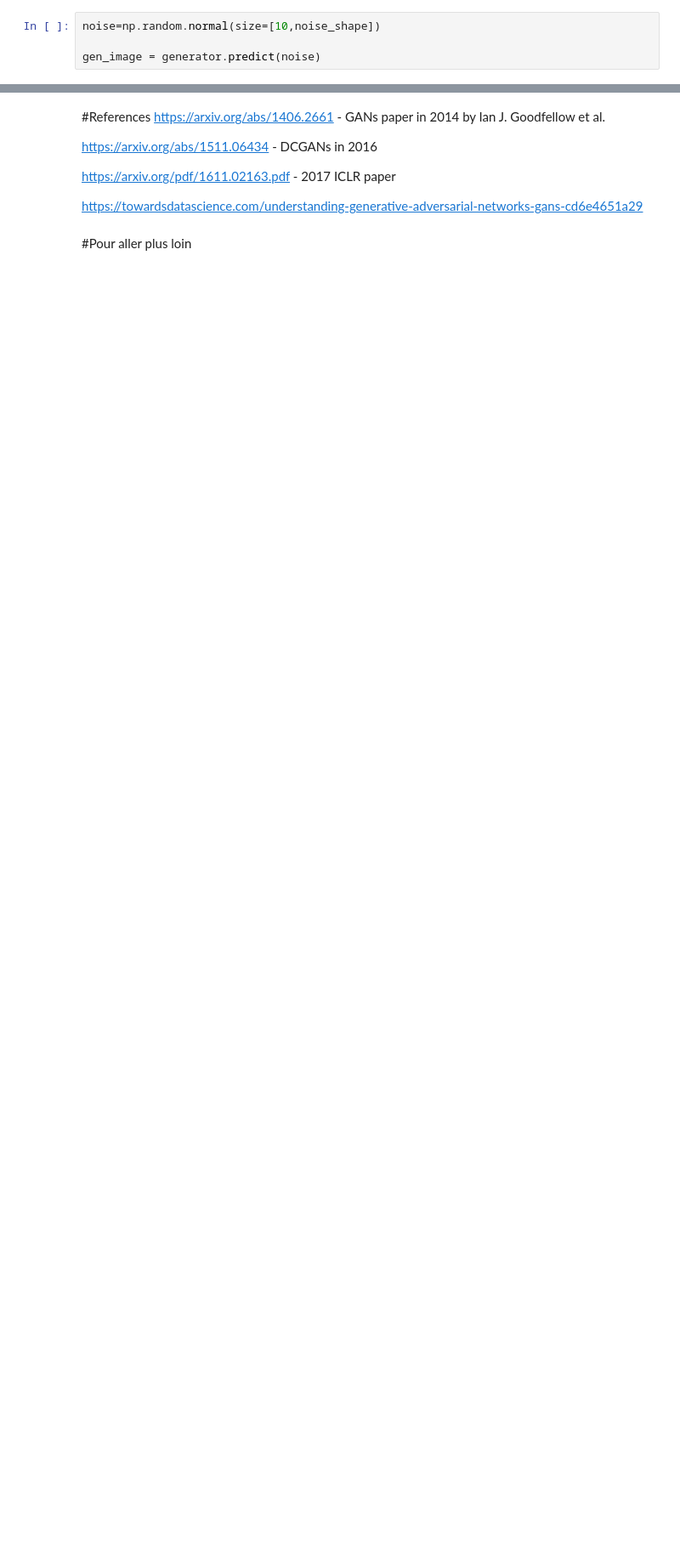
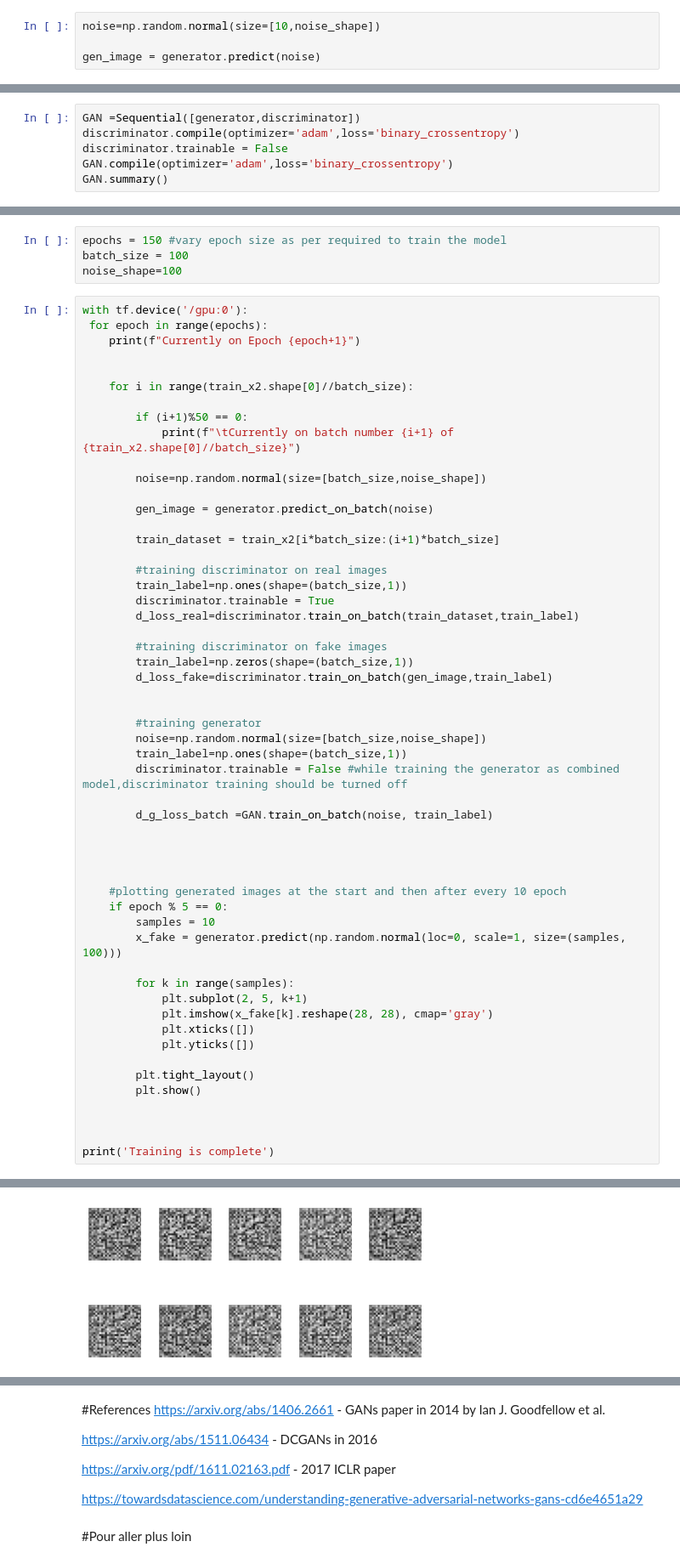
Before and after one commit to JosephGesnouin/Unsup_gener_nets, a Jupyter notebook: TP_modeles_génératifs.ipynb, the cells around one changed output, grey strips where cells are left out. Shown at 85% size. Drawn from its saved outputs; the diff is of its cells as text; blank space fills up the shorter version.

```diff
--- a/TP_modeles_génératifs.ipynb
+++ b/TP_modeles_génératifs.ipynb
@@ -973,0 +1039,6 @@ for i in range(2):
+# %%
+GAN =Sequential([generator,discriminator])
+discriminator.compile(optimizer='adam',loss='binary_crossentropy')
+discriminator.trainable = False
+GAN.compile(optimizer='adam',loss='binary_crossentropy')
+GAN.summary()
@@ -973,0 +1058,59 @@ for i in range(2):
+# %%
+epochs = 150 #vary epoch size as per required to train the model
+batch_size = 100
+noise_shape=100
+# %%
+with tf.device('/gpu:0'):
+ for epoch in range(epochs):
+    print(f"Currently on Epoch {epoch+1}")
+
+
+    for i in range(train_x2.shape[0]//batch_size):
+
+        if (i+1)%50 == 0:
+            print(f"\tCurrently on batch number {i+1} of {train_x2.shape[0]//batch_size}")
+
+        noise=np.random.normal(size=[batch_size,noise_shape])
+
+        gen_image = generator.predict_on_batch(noise)
+
+        train_dataset = train_x2[i*batch_size:(i+1)*batch_size]
+
+        #training discriminator on real images
+        train_label=np.ones(shape=(batch_size,1))
+        discriminator.trainable = True
+        d_loss_real=discriminator.train_on_batch(train_dataset,train_label)
+
+        #training discriminator on fake images
+        train_label=np.zeros(shape=(batch_size,1))
+        d_loss_fake=discriminator.train_on_batch(gen_image,train_label)
+
+
+        #training generator
+        noise=np.random.normal(size=[batch_size,noise_shape])
+        train_label=np.ones(shape=(batch_size,1))
+        discriminator.trainable = False #while training the generator as combined model,discriminator training should be turned off
+
+        d_g_loss_batch =GAN.train_on_batch(noise, train_label)
+
+
+
+
+    #plotting generated images at the start and then after every 10 epoch
+    if epoch % 5 == 0:
+        samples = 10
+        x_fake = generator.predict(np.random.normal(loc=0, scale=1, size=(samples, 100)))
+
+        for k in range(samples):
+            plt.subplot(2, 5, k+1)
+            plt.imshow(x_fake[k].reshape(28, 28), cmap='gray')
+            plt.xticks([])
+            plt.yticks([])
+
+        plt.tight_layout()
+        plt.show()
+
+
+
+print('Training is complete')
+# %% [output]
@@ -973,0 +1119 @@ for i in range(2):
+[figure, added]
```
Also changed, not shown: parts of 7 cells of this notebook.
